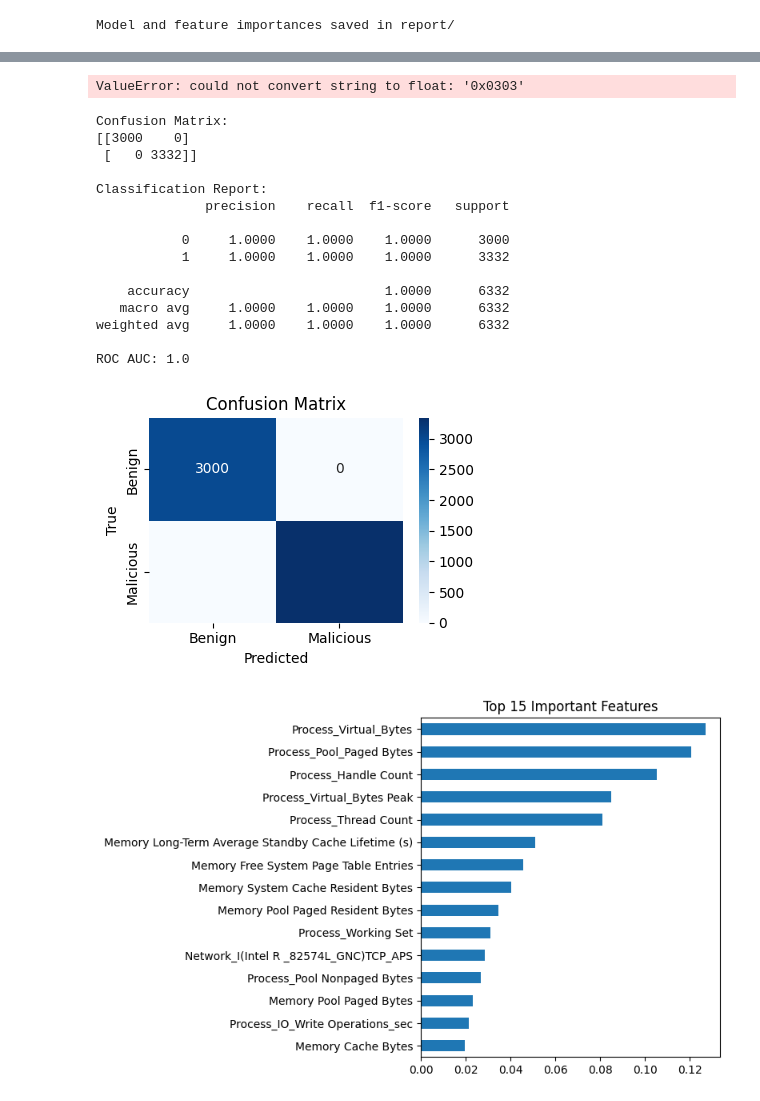
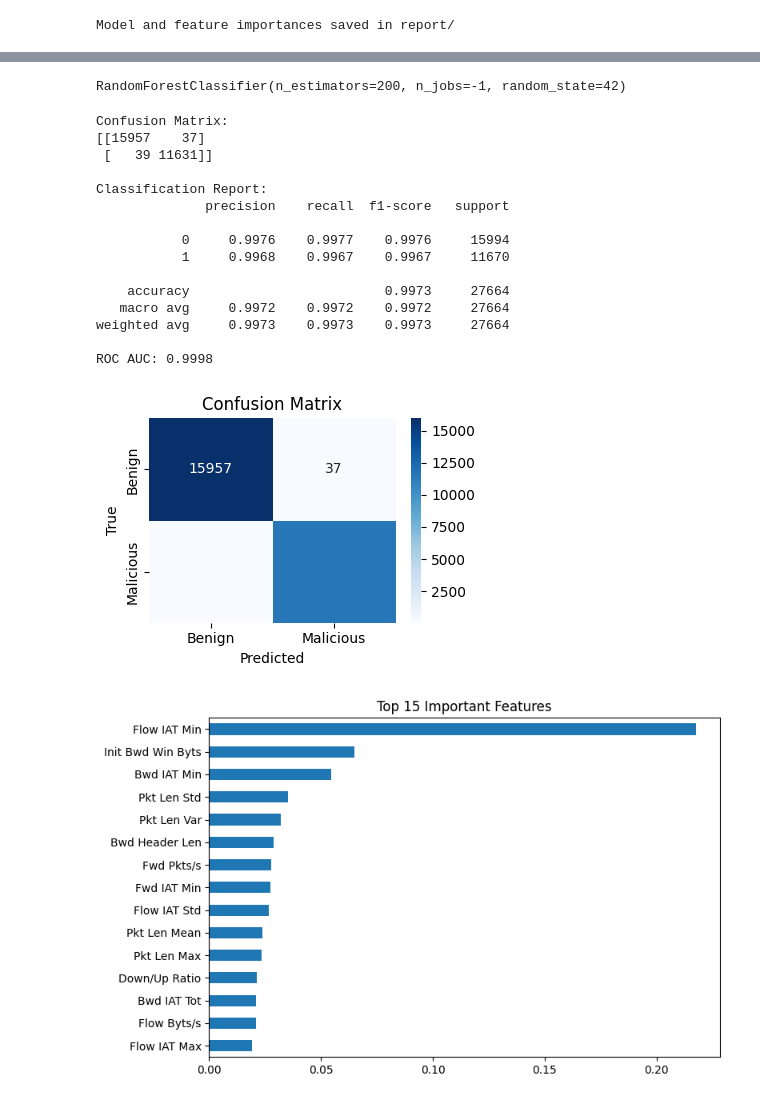
Before and after one commit to Rish4bh0/ECE5565-ML-DL, a Jupyter notebook: rf_session_baseline.ipynb, the cells around one changed output, grey strips where cells are left out. Cells and saved outputs as stored; diff of their text form; code cells hidden in the pictures.

```diff
--- a/rf_session_baseline.ipynb
+++ b/rf_session_baseline.ipynb
@@ -193,52 +170,52 @@ Train: (1000000, 41) Test: (668522, 42)
 # %%
 # 12 Alternate data set testing training
-rf = RandomForestClassifier(n_estimators=200, n_jobs=-1, random_state=42)
-rf.fit(X_train, y_train)
+rf2 = RandomForestClassifier(n_estimators=200, n_jobs=-1, random_state=42)
+rf2.fit(X_train2, y_train2)
 # %% [output]
-ValueError: could not convert string to float: '0x0303'
+RandomForestClassifier(n_estimators=200, n_jobs=-1, random_state=42)
 # %%
 # 13 Alternate data set testing evaluation
-y_pred = rf.predict(X_test)
-y_proba = rf.predict_proba(X_test)[:, 1]
+y_pred2 = rf2.predict(X_test2)
+y_proba2 = rf2.predict_proba(X_test2)[:, 1]
 
 print("\nConfusion Matrix:")
-print(confusion_matrix(y_test, y_pred))
+print(confusion_matrix(y_test2, y_pred2))
 print("\nClassification Report:")
-print(classification_report(y_test, y_pred, digits=4))
-print("ROC AUC:", round(roc_auc_score(y_test, y_proba), 4))
+print(classification_report(y_test2, y_pred2, digits=4))
+print("ROC AUC:", round(roc_auc_score(y_test2, y_proba2), 4))
 
-cm = confusion_matrix(y_test, y_pred)
+cm = confusion_matrix(y_test2, y_pred2)
 plt.figure(figsize=(4,3))
 sns.heatmap(cm, annot=True, fmt="d", cmap="Blues",
             xticklabels=["Benign", "Malicious"],
             yticklabels=["Benign", "Malicious"])
 plt.title("Confusion Matrix")
 plt.xlabel("Predicted")
 plt.ylabel("True")
 plt.tight_layout()
 plt.show()
 
-imp = pd.Series(rf.feature_importances_, index=X.columns).sort_values(ascending=False)
+imp = pd.Series(rf2.feature_importances_, index=X.columns).sort_values(ascending=False)
 plt.figure(figsize=(8,5))
 imp.head(15).plot(kind="barh", title="Top 15 Important Features")
 plt.gca().invert_yaxis()
 plt.tight_layout()
 plt.show()
 # %% [output]
 Confusion Matrix:
-[[3000    0]
- [   0 3332]]
+[[15957    37]
+ [   39 11631]]
 
 Classification Report:
               precision    recall  f1-score   support
 
-           0     1.0000    1.0000    1.0000      3000
-           1     1.0000    1.0000    1.0000      3332
+           0     0.9976    0.9977    0.9976     15994
+           1     0.9968    0.9967    0.9967     11670
 
-    accuracy                         1.0000      6332
-   macro avg     1.0000    1.0000    1.0000      6332
-weighted avg     1.0000    1.0000    1.0000      6332
+    accuracy                         0.9973     27664
+   macro avg     0.9972    0.9972    0.9972     27664
+weighted avg     0.9973    0.9973    0.9973     27664
 
-ROC AUC: 1.0
+ROC AUC: 0.9998
-[figure, old version]
+[figure, new version]
-[figure, old version]
+[figure, new version]
```
Also changed, not shown: parts of 1 cell of this notebook, 1 other file.
